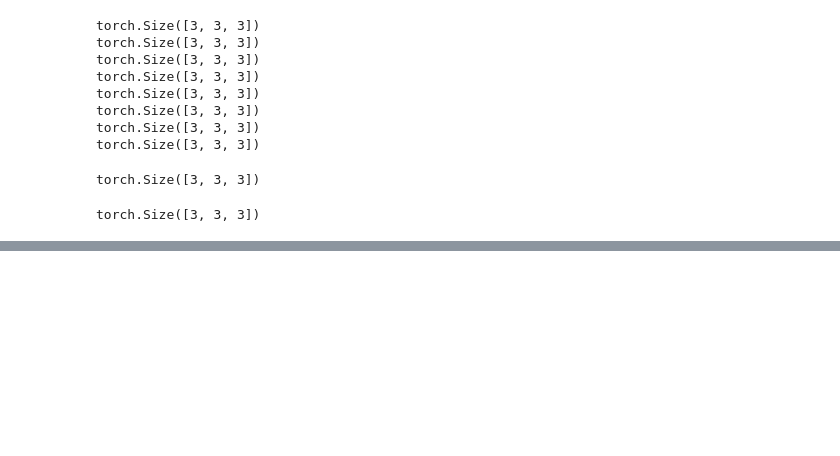
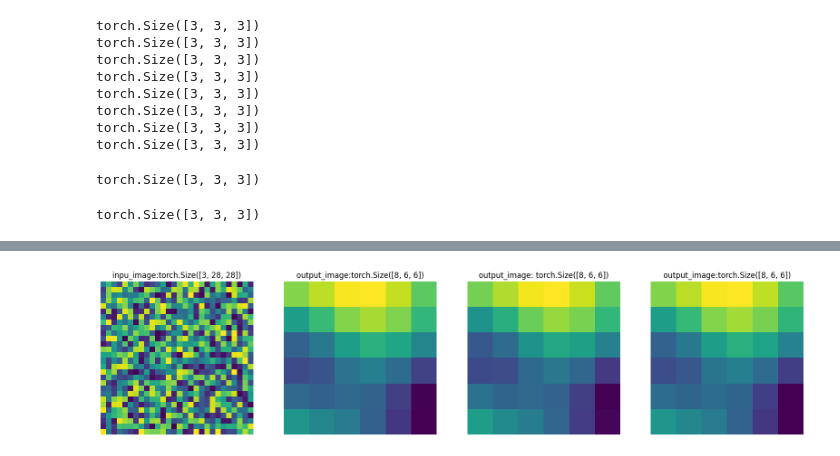
Before and after one commit to mzohaibnasir/fromScratch, a Jupyter notebook: 04_CNNfromScratch/main.ipynb, the cells around one changed output, grey strips where cells are left out. Saved outputs shown, nothing was run; the diff lists cells and outputs as text; code cells hidden in the pictures; blank space fills up the shorter version.

Commit message:
convolution happening right

```diff
--- a/04_CNNfromScratch/main.ipynb
+++ b/04_CNNfromScratch/main.ipynb
@@ -1098,3 +1123,69 @@ torch.Size([3, 3, 3])
 (m1@m2).shape
 # %% [output]
 torch.Size([3, 3, 3])
+# %%
+
+# output_image = convolve(output_image, kernel_size, padding, stride)
+# output_image = convolve(output_image, kernel_size, padding, stride)
+# output_image = convolve(output_image, kernel_size, padding, stride)
+
+import matplotlib.pyplot as plt
+import numpy as np
+# Create a figure with a 3x1 grid of subplots
+fig, axes = plt.subplots(1, 4, figsize=(20, 5))
+pool_size = 2
+
+output_image = convolve(input_img, kernel_size, padding, stride, in_channels, out_channels)
+in_channels = 8
+output_image = convolve(output_image, kernel_size, padding, stride, in_channels, out_channels)
+output_image = max_pooling(output_image, pool_size=pool_size, stride=pool_size)
+
+output_image = convolve(output_image, kernel_size, padding, stride, in_channels, out_channels)
+output_image = convolve(output_image, kernel_size, padding, stride, in_channels, out_channels)
+output_image = convolve(output_image, kernel_size, padding, stride, in_channels, out_channels)
+
+
+
+
+
+# Plot the sliced input image
+axes[0].set_title(f'inpu_image:{input_img.shape}')
+axes[0].imshow(input_img.permute(1,2,0)[:,:,0])
+axes[0].axis('off')
+display_values(axes[0], input_img)
+
+
+
+
+
+# output_image = convolve(output_image, kernel_size, padding, stride, in_channels, out_channels)
+
+# Plot the kernel image
+axes[1].set_title(f'output_image:{output_image.shape}')
+axes[1].imshow(output_image.permute(1,2,0)[:,:,1])
+axes[1].axis('off')
+display_values(axes[1], output_image)
+
+# Plot the convolved result
+# output_image = convolve(output_image, kernel_size, padding, stride, in_channels, out_channels)
+
+# convolved = o[:3, :3] @ cv.kernel
+axes[2].set_title(f'output_image: {output_image.shape}')
+axes[2].imshow(output_image.permute(1,2,0)[:,:,5])
+axes[2].axis('off')
+display_values(axes[2], output_image)
+
+# Show the plots
+# output_image = convolve(output_image, kernel_size, padding, stride, in_channels, out_channels)
+
+axes[3].set_title(f'output_image:{output_image.shape}')
+axes[3].imshow(output_image.permute(1,2,0)[:,:,7])
+axes[3].axis('off')
+display_values(axes[3], output_image)
+
+# Show the plots
+plt.show()
+
+# Perform the convolution operation (assuming cv.convolve() modifies or uses the attributes appropriately)
+# cv.convolve()
+# %% [output]
@@ -1100,0 +1212 @@ torch.Size([3, 3, 3])
+[figure, added]
```
Also changed, not shown: parts of 3 cells of this notebook.
